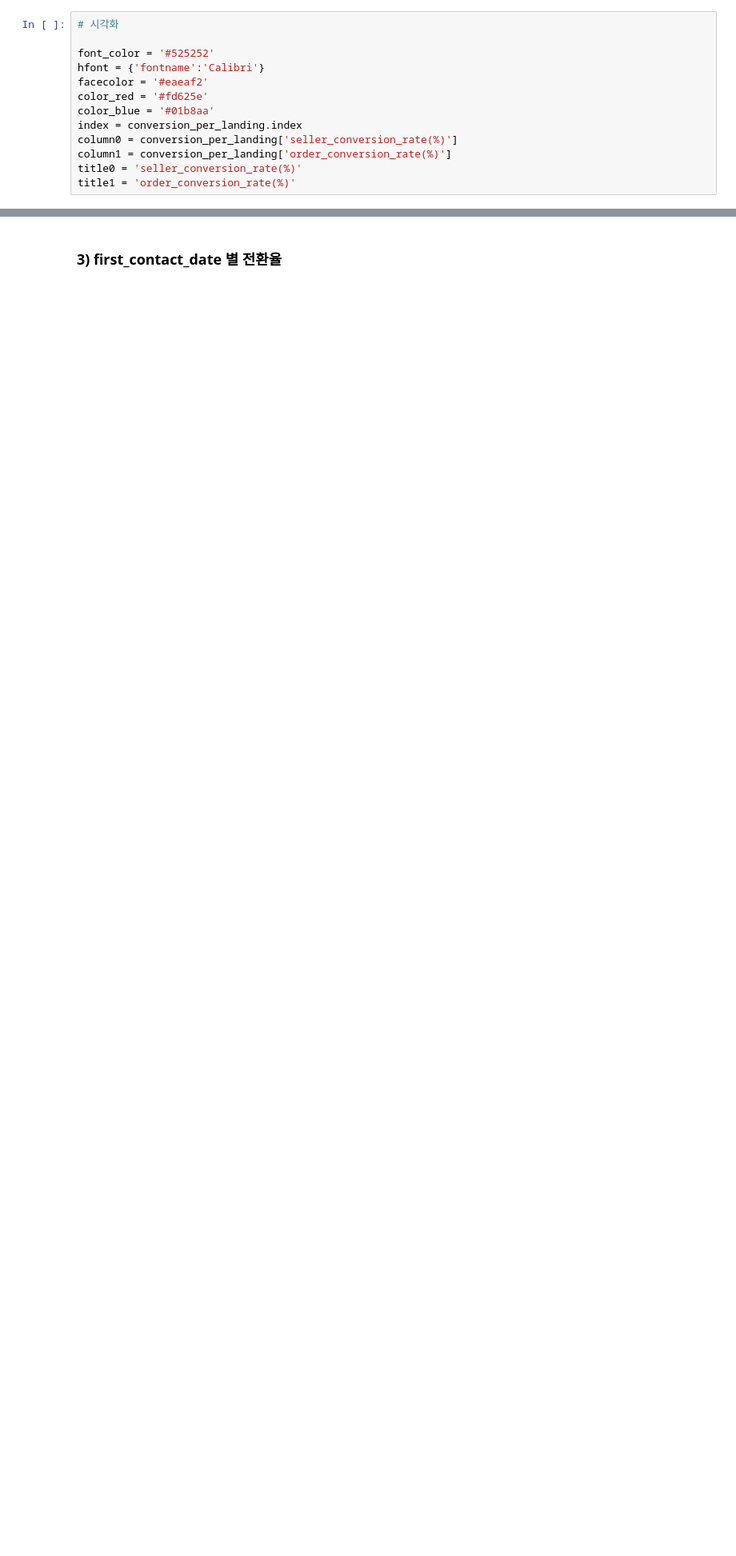
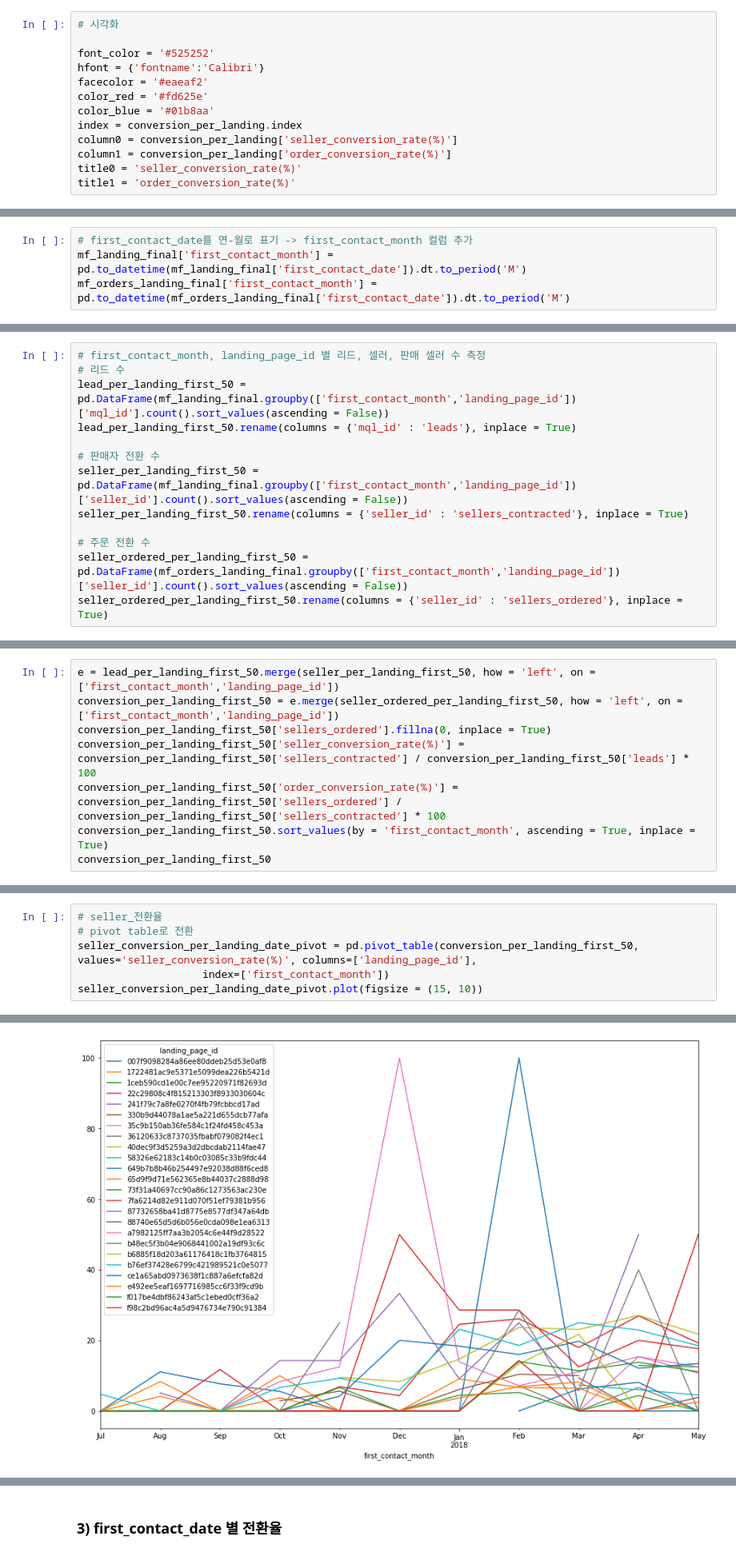
Before and after one commit to eunjipark123/olist_sellerside_analysis, a Jupyter notebook: Olist_seller_sales_analysis_ver2.ipynb, the cells around one changed output, grey strips where cells are left out. Shown at 80% size. Drawn from its saved outputs; the diff is of its cells as text; blank space fills up the shorter version.

```diff
--- a/Olist_seller_sales_analysis_ver2.ipynb
+++ b/Olist_seller_sales_analysis_ver2.ipynb
@@ -588,0 +663,4 @@ seller_ordered_per_landing_50.rename(columns = {'seller_id' : 'sellers_ordered'}
+# %%
+# first_contact_date를 연-월로 표기 -> first_contact_month 컬럼 추가
+mf_landing_final['first_contact_month'] = pd.to_datetime(mf_landing_final['first_contact_date']).dt.to_period('M')
+mf_orders_landing_final['first_contact_month'] = pd.to_datetime(mf_orders_landing_final['first_contact_date']).dt.to_period('M')
@@ -588,0 +690,13 @@ seller_ordered_per_landing_50.rename(columns = {'seller_id' : 'sellers_ordered'}
+# %%
+# first_contact_month, landing_page_id 별 리드, 셀러, 판매 셀러 수 측정
+# 리드 수
+lead_per_landing_first_50 = pd.DataFrame(mf_landing_final.groupby(['first_contact_month','landing_page_id'])['mql_id'].count().sort_values(ascending = False))
+lead_per_landing_first_50.rename(columns = {'mql_id' : 'leads'}, inplace = True)
+
+# 판매자 전환 수
+seller_per_landing_first_50 = pd.DataFrame(mf_landing_final.groupby(['first_contact_month','landing_page_id'])['seller_id'].count().sort_values(ascending = False))
+seller_per_landing_first_50.rename(columns = {'seller_id' : 'sellers_contracted'}, inplace = True)
+
+# 주문 전환 수
+seller_ordered_per_landing_first_50 = pd.DataFrame(mf_orders_landing_final.groupby(['first_contact_month','landing_page_id'])['seller_id'].count().sort_values(ascending = False))
+seller_ordered_per_landing_first_50.rename(columns = {'seller_id' : 'sellers_ordered'}, inplace = True)
@@ -588,0 +720,8 @@ seller_ordered_per_landing_50.rename(columns = {'seller_id' : 'sellers_ordered'}
+# %%
+e = lead_per_landing_first_50.merge(seller_per_landing_first_50, how = 'left', on = ['first_contact_month','landing_page_id'])
+conversion_per_landing_first_50 = e.merge(seller_ordered_per_landing_first_50, how = 'left', on = ['first_contact_month','landing_page_id'])
+conversion_per_landing_first_50['sellers_ordered'].fillna(0, inplace = True)
+conversion_per_landing_first_50['seller_conversion_rate(%)'] = conversion_per_landing_first_50['sellers_contracted'] / conversion_per_landing_first_50['leads'] * 100
+conversion_per_landing_first_50['order_conversion_rate(%)'] = conversion_per_landing_first_50['sellers_ordered'] / conversion_per_landing_first_50['sellers_contracted'] * 100
+conversion_per_landing_first_50.sort_values(by = 'first_contact_month', ascending = True, inplace = True)
+conversion_per_landing_first_50
@@ -588,0 +743,7 @@ seller_ordered_per_landing_50.rename(columns = {'seller_id' : 'sellers_ordered'}
+# %%
+# seller_전환율
+# pivot table로 전환
+seller_conversion_per_landing_date_pivot = pd.pivot_table(conversion_per_landing_first_50, values='seller_conversion_rate(%)', columns=['landing_page_id'],
+                    index=['first_contact_month'])
+seller_conversion_per_landing_date_pivot.plot(figsize = (15, 10))
+# %% [output]
@@ -588,0 +751 @@ seller_ordered_per_landing_50.rename(columns = {'seller_id' : 'sellers_ordered'}
+[figure, added]
```
Also changed, not shown: parts of 27 cells of this notebook.
